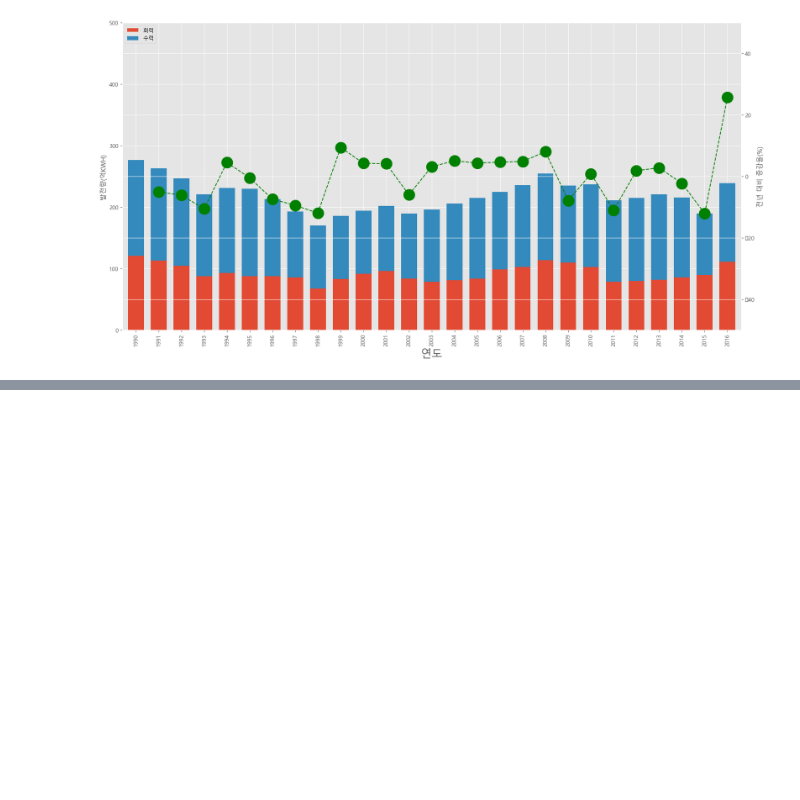
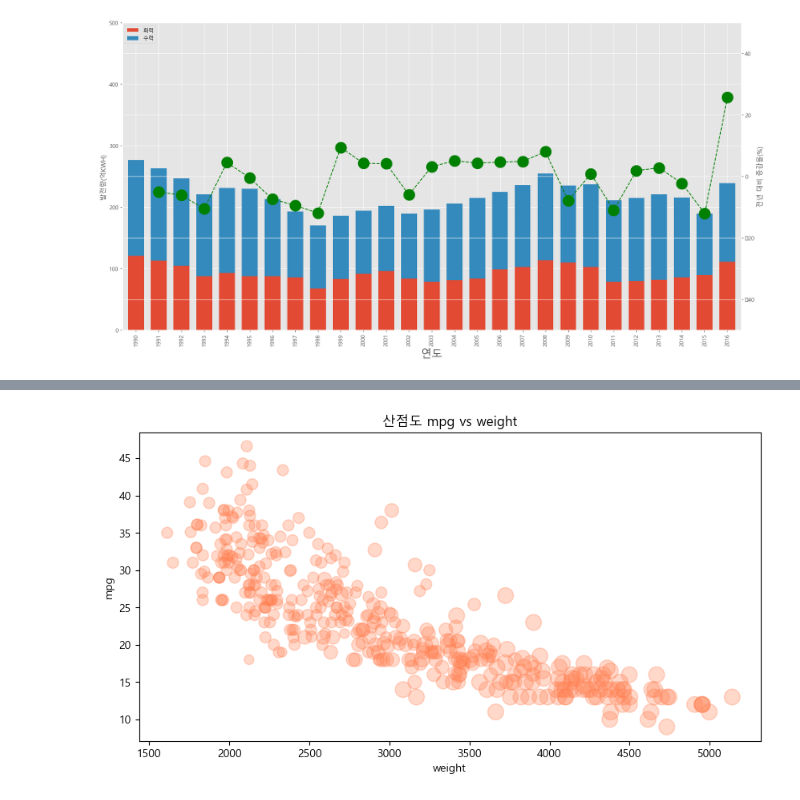
Before and after one commit to bidulgirin/data_analysis, a Jupyter notebook: 5.matplotlib_예제 .ipynb, the cells around one changed output, grey strips where cells are left out. Drawn from its saved outputs; the diff is of its cells as text; code cells hidden in the pictures; blank space fills up the shorter version.

```diff
--- a/5.matplotlib_예제 .ipynb
+++ b/5.matplotlib_예제 .ipynb
@@ -608,0 +644,4 @@ plt.show()
+# %%
+# cylinders 의 상대적 비율을 계산
+# 정규화 진행
+cyliders_size = df["cylinders"] / df["cylinders"].max() * 200
@@ -608,0 +675,16 @@ plt.show()
+# %%
+# 3개의 변수로 산점도 그리기
+
+df.plot(
+    kind ="scatter",
+    x = "weight",
+    y = "mpg",
+    c = "coral",
+    s = cyliders_size, # 실린더 변수를 추가해줬다
+    figsize = (10,5),
+    alpha = 0.3
+)
+plt.title("산점도 mpg vs weight")
+plt.show()
+# %% [output]
+[figure, added]
```
Also changed, not shown: parts of 10 cells of this notebook, 15 other files.
